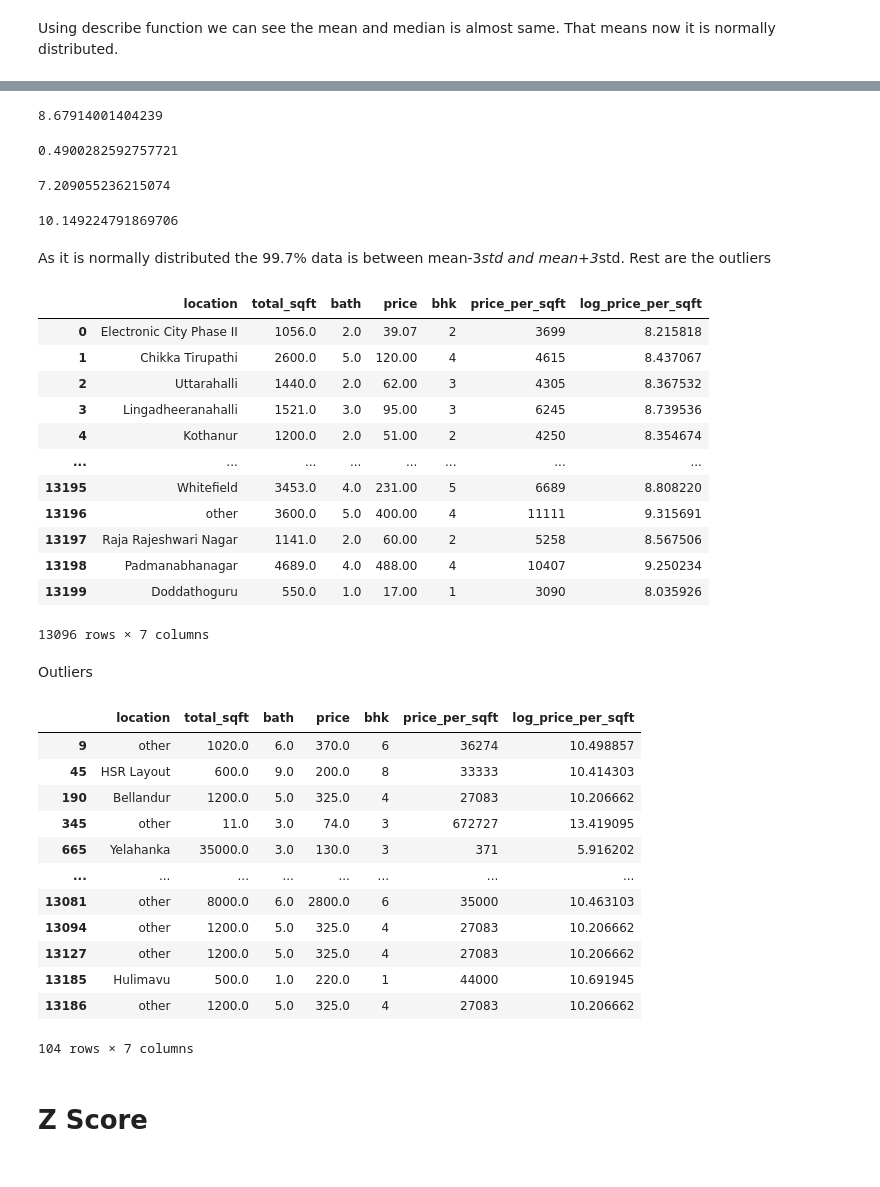
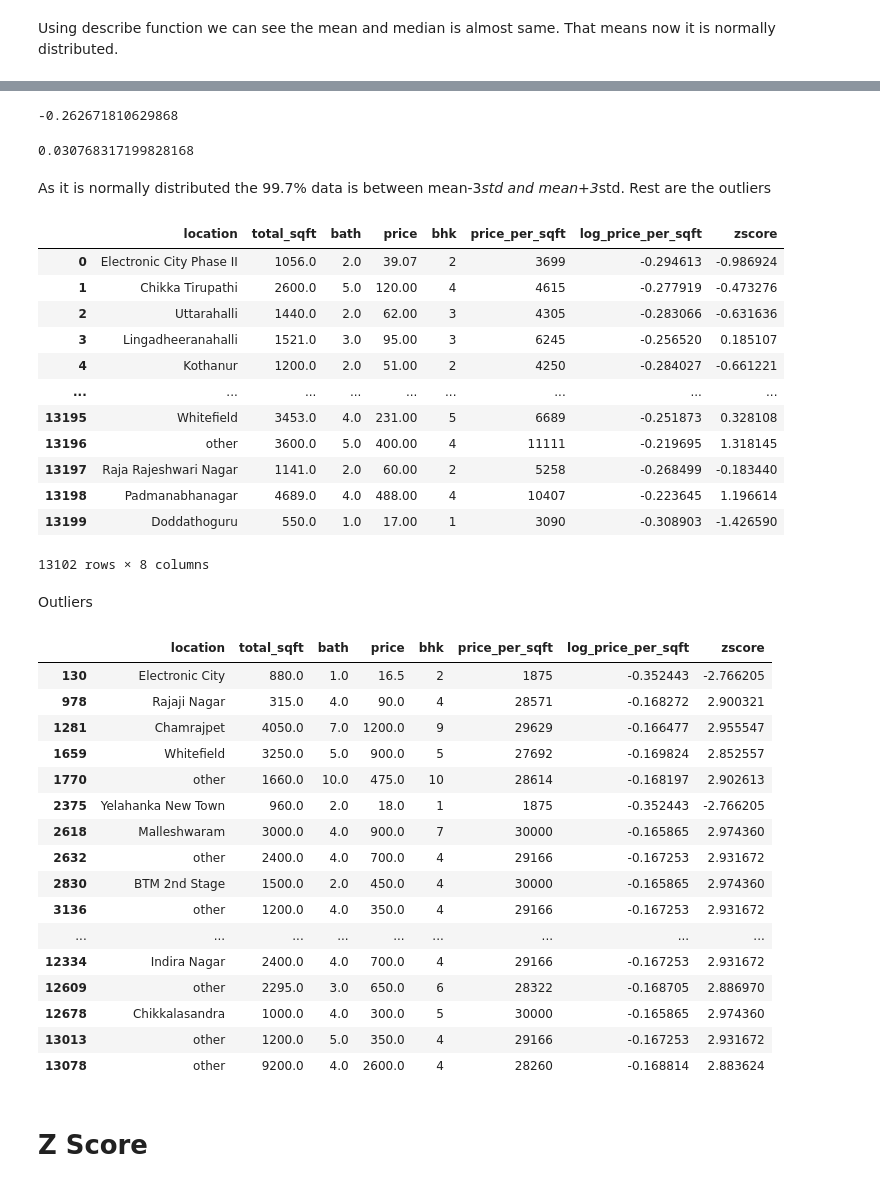
Before and after one commit to Emilinjoseph/Bangalore_house_price, a Jupyter notebook: Task1-Measures of central tendency, measures of spread.ipynb, the cells around one changed output, grey strips where cells are left out. Saved outputs shown, nothing was run; the diff lists cells and outputs as text; code cells hidden in the pictures.

```diff
--- a/Task1-Measures of central tendency, measures of spread.ipynb
+++ b/Task1-Measures of central tendency, measures of spread.ipynb
@@ -179,57 +242,57 @@ Name: log_price_per_sqft, dtype: float64
 # %%
-Mean=data['log_price_per_sqft'].mean()
+Mean=df['log_price_per_sqft'].mean()
 Mean
 # %% [output]
-8.67914001404239
+-0.262671810629868
 # %%
-Std=data["log_price_per_sqft"].std()
+Std=df["log_price_per_sqft"].std()
 Std
 # %% [output]
-0.4900282592757721
+0.030768317199828168
 # %%
-Mean-3*Std  #-3sigma
+MinusSigma=(Mean-3*Std).round(2)  #-3sigma
-# %% [output]
-7.209055236215074
 # %%
-Mean+3*Std #3sigma
+PlusSigma=(Mean+3*Std).round(2) #3sigma
-# %% [output]
-10.149224791869706
 # %% [markdown]
 As it is normally distributed the 99.7% data is between mean-3*std and mean+3*std. Rest are the outliers
 # %%
-data[(data["log_price_per_sqft"]>7.2)&(data["log_price_per_sqft"]<10.2)]
+df[(df["log_price_per_sqft"]>MinusSigma)&(df["log_price_per_sqft"]<PlusSigma)]
 # %% [output]
-|  | location | total_sqft | bath | price | bhk | price_per_sqft | log_price_per_sqft |
-| 0 | Electronic City Phase II | 1056.0 | 2.0 | 39.07 | 2 | 3699 | 8.215818 |
-| 1 | Chikka Tirupathi | 2600.0 | 5.0 | 120.00 | 4 | 4615 | 8.437067 |
-| 2 | Uttarahalli | 1440.0 | 2.0 | 62.00 | 3 | 4305 | 8.367532 |
-| 3 | Lingadheeranahalli | 1521.0 | 3.0 | 95.00 | 3 | 6245 | 8.739536 |
-| 4 | Kothanur | 1200.0 | 2.0 | 51.00 | 2 | 4250 | 8.354674 |
-| ... | ... | ... | ... | ... | ... | ... | ... |
-| 13195 | Whitefield | 3453.0 | 4.0 | 231.00 | 5 | 6689 | 8.808220 |
-| 13196 | other | 3600.0 | 5.0 | 400.00 | 4 | 11111 | 9.315691 |
-| 13197 | Raja Rajeshwari Nagar | 1141.0 | 2.0 | 60.00 | 2 | 5258 | 8.567506 |
-| 13198 | Padmanabhanagar | 4689.0 | 4.0 | 488.00 | 4 | 10407 | 9.250234 |
-| 13199 | Doddathoguru | 550.0 | 1.0 | 17.00 | 1 | 3090 | 8.035926 |
+|  | location | total_sqft | bath | price | bhk | price_per_sqft | log_price_per_sqft | zscore |
+| 0 | Electronic City Phase II | 1056.0 | 2.0 | 39.07 | 2 | 3699 | -0.294613 | -0.986924 |
+| 1 | Chikka Tirupathi | 2600.0 | 5.0 | 120.00 | 4 | 4615 | -0.277919 | -0.473276 |
+| 2 | Uttarahalli | 1440.0 | 2.0 | 62.00 | 3 | 4305 | -0.283066 | -0.631636 |
+| 3 | Lingadheeranahalli | 1521.0 | 3.0 | 95.00 | 3 | 6245 | -0.256520 | 0.185107 |
+| 4 | Kothanur | 1200.0 | 2.0 | 51.00 | 2 | 4250 | -0.284027 | -0.661221 |
+| ... | ... | ... | ... | ... | ... | ... | ... | ... |
+| 13195 | Whitefield | 3453.0 | 4.0 | 231.00 | 5 | 6689 | -0.251873 | 0.328108 |
+| 13196 | other | 3600.0 | 5.0 | 400.00 | 4 | 11111 | -0.219695 | 1.318145 |
+| 13197 | Raja Rajeshwari Nagar | 1141.0 | 2.0 | 60.00 | 2 | 5258 | -0.268499 | -0.183440 |
+| 13198 | Padmanabhanagar | 4689.0 | 4.0 | 488.00 | 4 | 10407 | -0.223645 | 1.196614 |
+| 13199 | Doddathoguru | 550.0 | 1.0 | 17.00 | 1 | 3090 | -0.308903 | -1.426590 |
-13096 rows × 7 columns
+13102 rows × 8 columns
 # %% [markdown]
 Outliers
 # %%
-data[(data["log_price_per_sqft"]<=7.2)|(data["log_price_per_sqft"]>=10.2)]
+df[(df["log_price_per_sqft"]<=MinusSigma)|(df["log_price_per_sqft"]>=PlusSigma)]
 # %% [output]
-|  | location | total_sqft | bath | price | bhk | price_per_sqft | log_price_per_sqft |
-| 9 | other | 1020.0 | 6.0 | 370.0 | 6 | 36274 | 10.498857 |
-| 45 | HSR Layout | 600.0 | 9.0 | 200.0 | 8 | 33333 | 10.414303 |
-| 190 | Bellandur | 1200.0 | 5.0 | 325.0 | 4 | 27083 | 10.206662 |
-| 345 | other | 11.0 | 3.0 | 74.0 | 3 | 672727 | 13.419095 |
-| 665 | Yelahanka | 35000.0 | 3.0 | 130.0 | 3 | 371 | 5.916202 |
-| ... | ... | ... | ... | ... | ... | ... | ... |
-| 13081 | other | 8000.0 | 6.0 | 2800.0 | 6 | 35000 | 10.463103 |
-| 13094 | other | 1200.0 | 5.0 | 325.0 | 4 | 27083 | 10.206662 |
-| 13127 | other | 1200.0 | 5.0 | 325.0 | 4 | 27083 | 10.206662 |
-| 13185 | Hulimavu | 500.0 | 1.0 | 220.0 | 1 | 44000 | 10.691945 |
-| 13186 | other | 1200.0 | 5.0 | 325.0 | 4 | 27083 | 10.206662 |
+|  | location | total_sqft | bath | price | bhk | price_per_sqft | log_price_per_sqft | zscore |
+| 130 | Electronic City | 880.0 | 1.0 | 16.5 | 2 | 1875 | -0.352443 | -2.766205 |
+| 978 | Rajaji Nagar | 315.0 | 4.0 | 90.0 | 4 | 28571 | -0.168272 | 2.900321 |
+| 1281 | Chamrajpet | 4050.0 | 7.0 | 1200.0 | 9 | 29629 | -0.166477 | 2.955547 |
+| 1659 | Whitefield | 3250.0 | 5.0 | 900.0 | 5 | 27692 | -0.169824 | 2.852557 |
+| 1770 | other | 1660.0 | 10.0 | 475.0 | 10 | 28614 | -0.168197 | 2.902613 |
+| 2375 | Yelahanka New Town | 960.0 | 2.0 | 18.0 | 1 | 1875 | -0.352443 | -2.766205 |
+| 2618 | Malleshwaram | 3000.0 | 4.0 | 900.0 | 7 | 30000 | -0.165865 | 2.974360 |
+| 2632 | other | 2400.0 | 4.0 | 700.0 | 4 | 29166 | -0.167253 | 2.931672 |
+| 2830 | BTM 2nd Stage | 1500.0 | 2.0 | 450.0 | 4 | 30000 | -0.165865 | 2.974360 |
+| 3136 | other | 1200.0 | 4.0 | 350.0 | 4 | 29166 | -0.167253 | 2.931672 |
+| ... | ... | ... | ... | ... | ... | ... | ... | ... |
+| 12334 | Indira Nagar | 2400.0 | 4.0 | 700.0 | 4 | 29166 | -0.167253 | 2.931672 |
+| 12609 | other | 2295.0 | 3.0 | 650.0 | 6 | 28322 | -0.168705 | 2.886970 |
+| 12678 | Chikkalasandra | 1000.0 | 4.0 | 300.0 | 5 | 30000 | -0.165865 | 2.974360 |
+| 13013 | other | 1200.0 | 5.0 | 350.0 | 4 | 29166 | -0.167253 | 2.931672 |
+| 13078 | other | 9200.0 | 4.0 | 2600.0 | 4 | 28260 | -0.168814 | 2.883624 |
-104 rows × 7 columns
 # %% [markdown]
 # Z Score
 # %%
```
Also changed, not shown: parts of 16 cells of this notebook.
